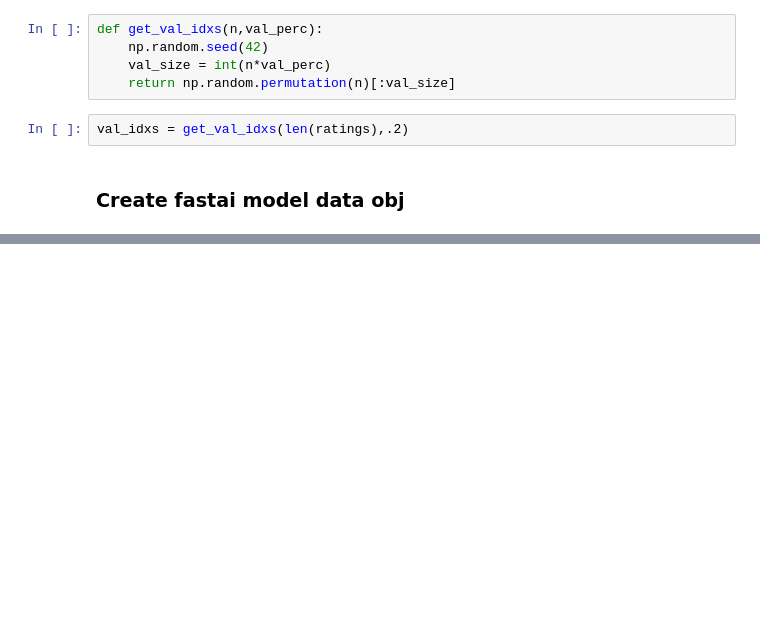
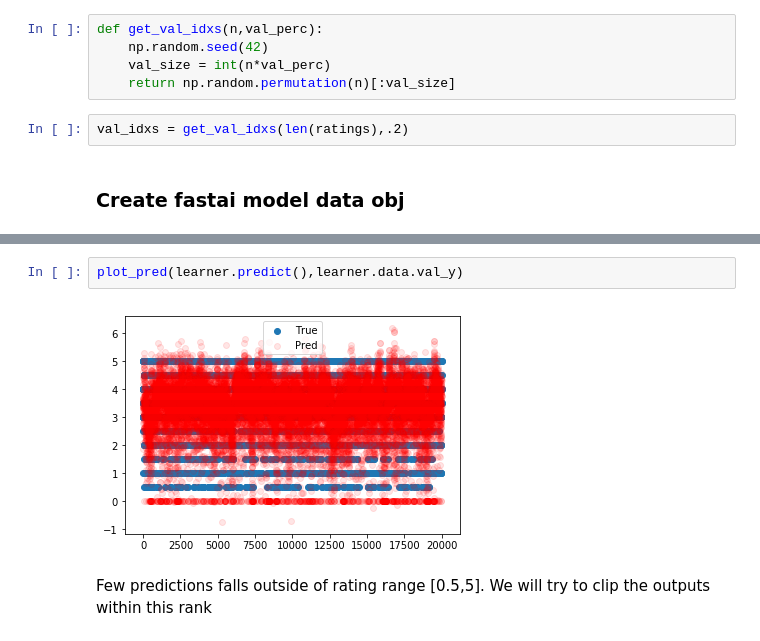
Before and after one commit to anhquan0412/basic_model_scratch, a Jupyter notebook: collab_filtering.ipynb, the cells around one changed output, grey strips where cells are left out. Saved outputs shown, nothing was run; the diff lists cells and outputs as text; blank space fills up the shorter version.

```diff
--- a/collab_filtering.ipynb
+++ b/collab_filtering.ipynb
@@ -117,0 +269,6 @@ array([     0,      0,      0, ..., 270895, 270895, 270895])
+# %%
+plot_pred(learner.predict(),learner.data.val_y)
+# %% [output]
+[figure, added]
+# %% [markdown]
+Few predictions falls outside of rating range [0.5,5]. We will try to clip the outputs within this rank
```
Also changed, not shown: parts of 50 cells of this notebook.
